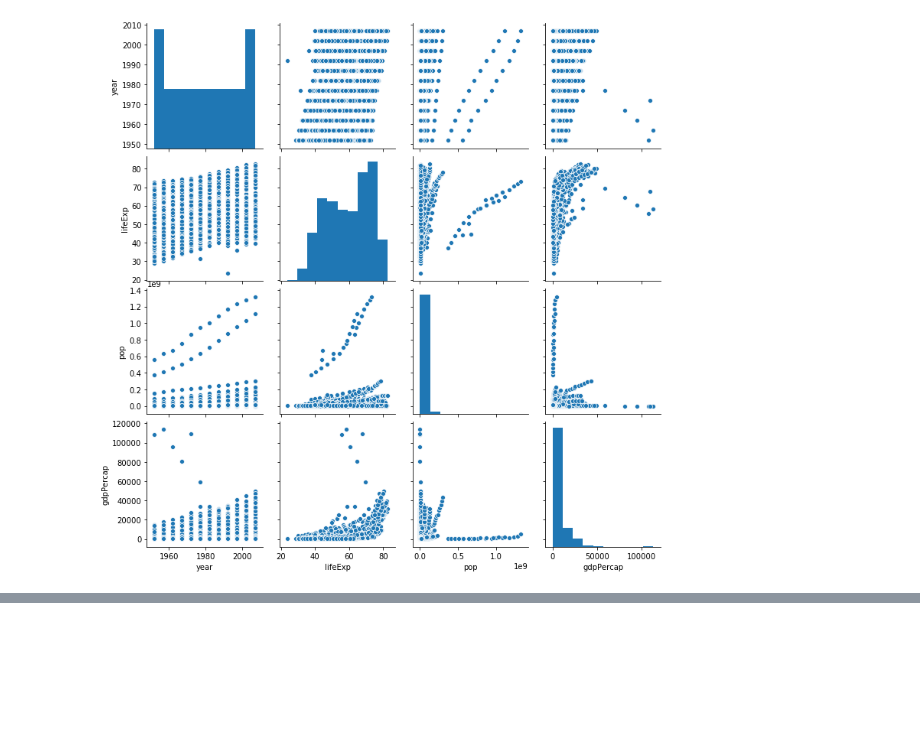
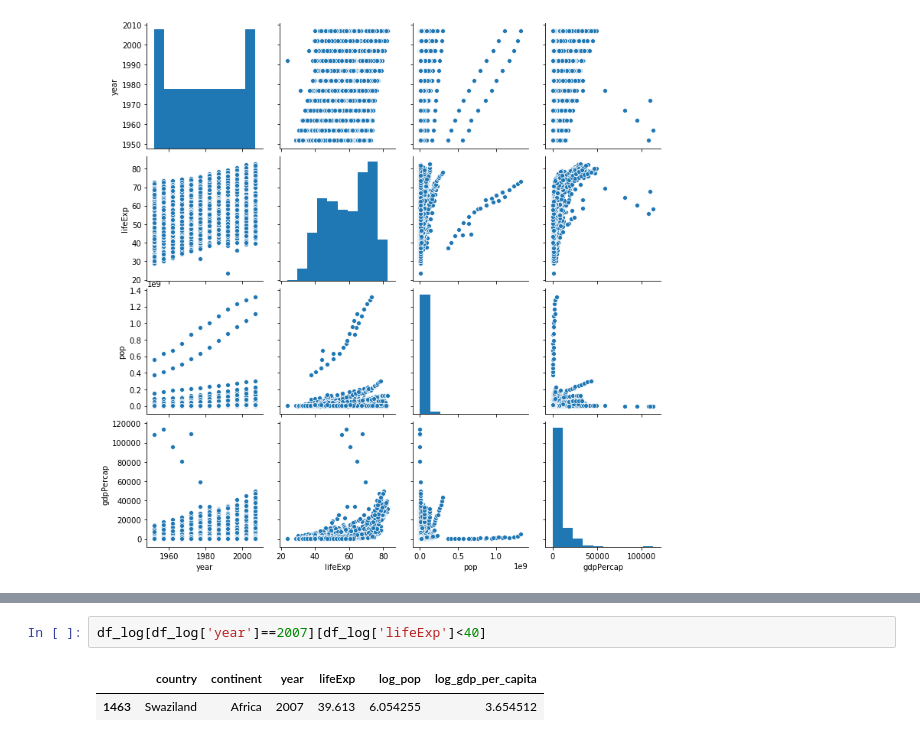
Before and after one commit to Rishant96/PipelineTut, a Jupyter notebook: seaborn_ead_pairsplot.ipynb, the cells around one changed output, grey strips where cells are left out. Cells and saved outputs as stored; diff of their text form; blank space fills up the shorter version.

```diff
--- a/seaborn_ead_pairsplot.ipynb
+++ b/seaborn_ead_pairsplot.ipynb
@@ -50,0 +92,5 @@ plt.suptitle('Pair Plot of Socioeconomic Data from 2000-2007',
+# %%
+df_log[df_log['year']==2007][df_log['lifeExp']<40]
+# %% [output]
+|  | country | continent | year | lifeExp | log_pop | log_gdp_per_capita |
+| 1463 | Swaziland | Africa | 2007 | 39.613 | 6.054255 | 3.654512 |
```
Also changed, not shown: parts of 6 cells of this notebook.
